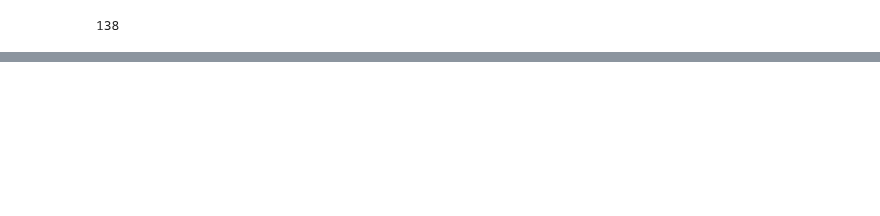
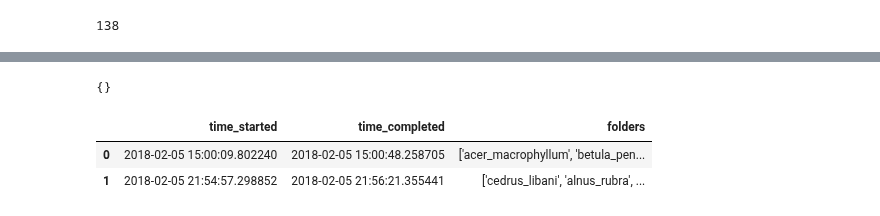
Before and after one commit to NathanielBlairStahn/tree-logic, a Jupyter notebook: more_image_manager_and_scraper.ipynb, the cells around one changed output, grey strips where cells are left out. Cells and saved outputs as stored; diff of their text form; code cells hidden in the pictures; blank space fills up the shorter version.

Commit message:
fix bugs in image_manager, remove duplicate files and save logs

```diff
--- a/more_image_manager_and_scraper.ipynb
+++ b/more_image_manager_and_scraper.ipynb
@@ -285,0 +286,10 @@ dict_values([['tree_photos/acer_macrophyllum/image_bigleaf_maple_branches_62.png
+# %%
+manager.get_duplicates()
+# %% [output]
+{}
+# %%
+manager.syncs_df
+# %% [output]
+|  | time_started | time_completed | folders |
+| 0 | 2018-02-05 15:00:09.802240 | 2018-02-05 15:00:48.258705 | ['acer_macrophyllum', 'betula_pen... |
+| 1 | 2018-02-05 21:54:57.298852 | 2018-02-05 21:56:21.355441 | ['cedrus_libani', 'alnus_rubra', ... |
```
Also changed, not shown: parts of 4 cells of this notebook, 3 other files.
